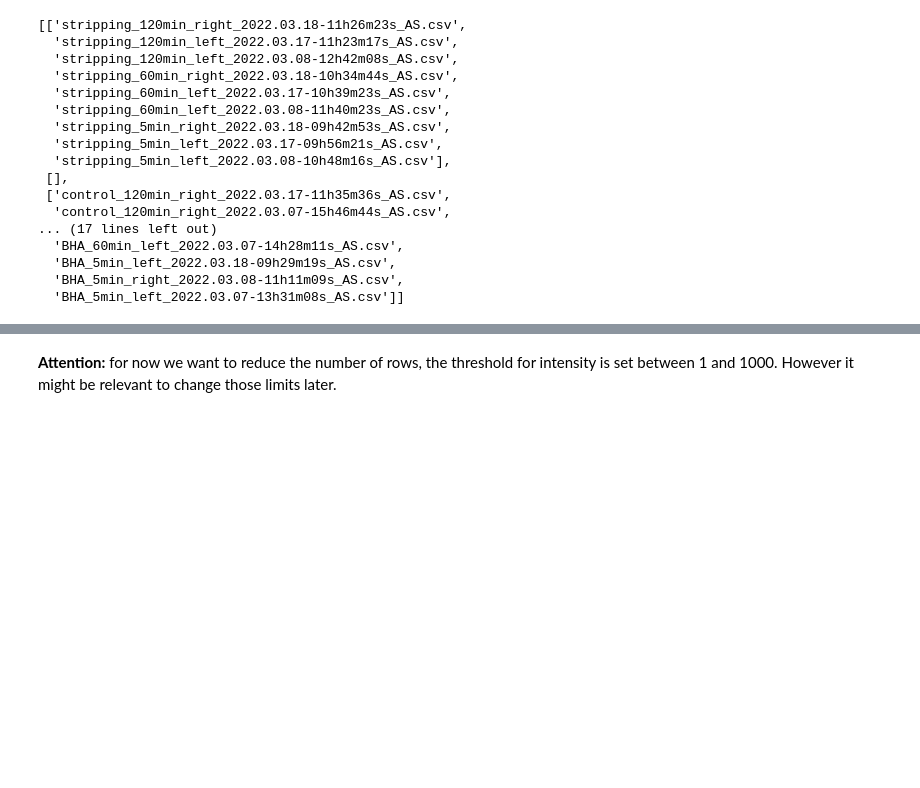
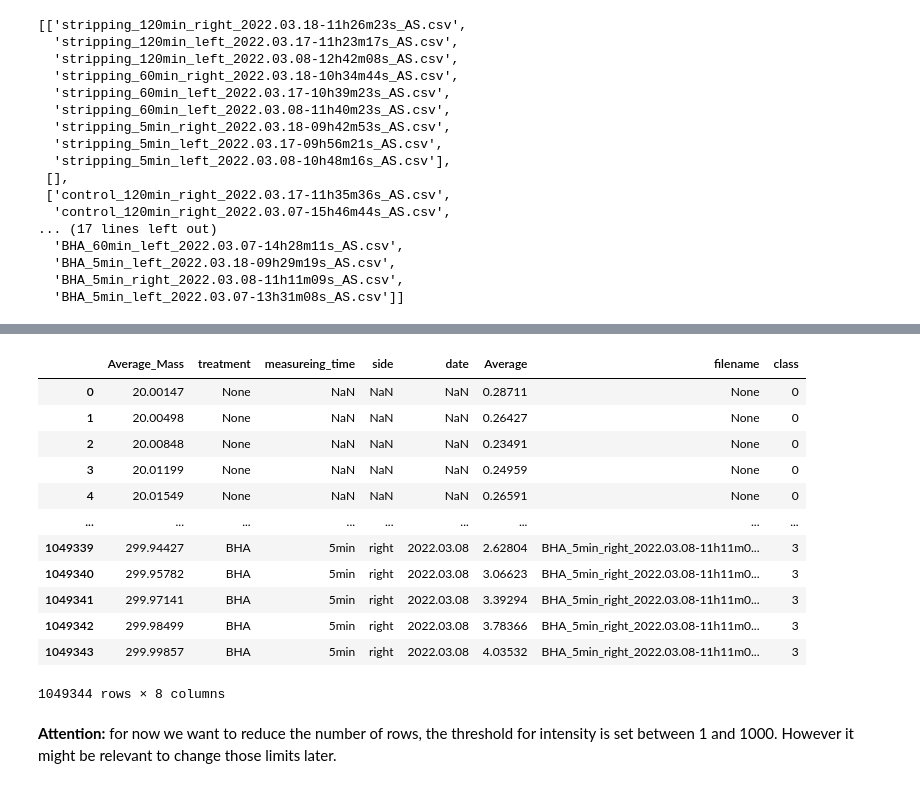
Before and after one commit to CharKuehl/DermalVOCs, a Jupyter notebook: PTR_Spectra_Analysis.ipynb, the cells around one changed output, grey strips where cells are left out. Cells and saved outputs as stored; diff of their text form; code cells hidden in the pictures; blank space fills up the shorter version.

```diff
--- a/PTR_Spectra_Analysis.ipynb
+++ b/PTR_Spectra_Analysis.ipynb
@@ -168,3 +176,23 @@ AttributeError: ignored
+# %%
+data_PTR.insert(1, 'treatment', split_name.treatment)
+data_PTR.insert(2, 'measureing_time', split_name.measureing_time)
+data_PTR.insert(3, 'side', split_name.side)
+data_PTR.insert(4, 'date', split_name.date)
+data_PTR
+# %% [output]
+|  | Average_Mass | treatment | measureing_time | side | date | Average | filename | class |
+| 0 | 20.00147 | None | NaN | NaN | NaN | 0.28711 | None | 0 |
+| 1 | 20.00498 | None | NaN | NaN | NaN | 0.26427 | None | 0 |
+| 2 | 20.00848 | None | NaN | NaN | NaN | 0.23491 | None | 0 |
+| 3 | 20.01199 | None | NaN | NaN | NaN | 0.24959 | None | 0 |
+| 4 | 20.01549 | None | NaN | NaN | NaN | 0.26591 | None | 0 |
+| ... | ... | ... | ... | ... | ... | ... | ... | ... |
+| 1049339 | 299.94427 | BHA | 5min | right | 2022.03.08 | 2.62804 | BHA_5min_right_2022.03.08-11h11m0... | 3 |
+| 1049340 | 299.95782 | BHA | 5min | right | 2022.03.08 | 3.06623 | BHA_5min_right_2022.03.08-11h11m0... | 3 |
+| 1049341 | 299.97141 | BHA | 5min | right | 2022.03.08 | 3.39294 | BHA_5min_right_2022.03.08-11h11m0... | 3 |
+| 1049342 | 299.98499 | BHA | 5min | right | 2022.03.08 | 3.78366 | BHA_5min_right_2022.03.08-11h11m0... | 3 |
+| 1049343 | 299.99857 | BHA | 5min | right | 2022.03.08 | 4.03532 | BHA_5min_right_2022.03.08-11h11m0... | 3 |
+1049344 rows × 8 columns
 # %% [markdown]
 **Attention:** for now we want to reduce the number of rows, the threshold for intensity is set between 1 and 1000. However it might be relevant to change those limits later.
 # %%
```
Also changed, not shown: parts of 20 cells of this notebook.
